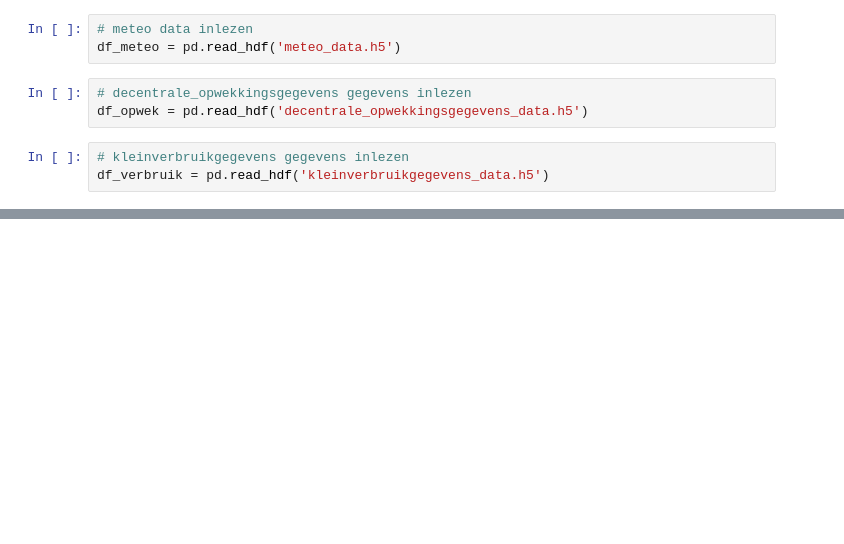
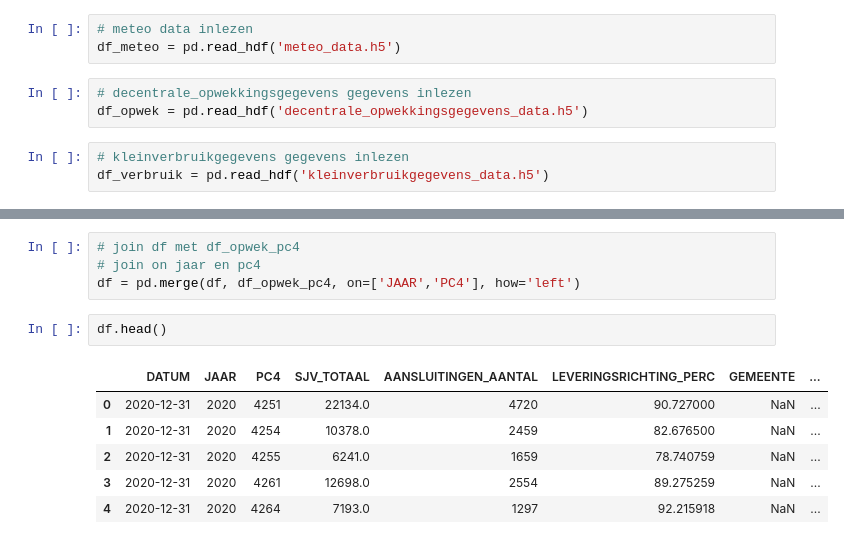
Before and after one commit to processminery/jads_enexis, a Jupyter notebook: notebooks/master_dataframe.ipynb, the cells around one changed output, grey strips where cells are left out. Cells and saved outputs as stored; diff of their text form; blank space fills up the shorter version.

```diff
--- a/notebooks/master_dataframe.ipynb
+++ b/notebooks/master_dataframe.ipynb
@@ -184,0 +301,13 @@ memory usage: 11.2+ GB
+# %%
+# join df met df_opwek_pc4
+# join on jaar en pc4
+df = pd.merge(df, df_opwek_pc4, on=['JAAR','PC4'], how='left')
+# %%
+df.head()
+# %% [output]
+|  | DATUM | JAAR | PC4 | SJV_TOTAAL | AANSLUITINGEN_AANTAL | LEVERINGSRICHTING_PERC | GEMEENTE | ... |
+| 0 | 2020-12-31 | 2020 | 4251 | 22134.0 | 4720 | 90.727000 | NaN | ... |
+| 1 | 2020-12-31 | 2020 | 4254 | 10378.0 | 2459 | 82.676500 | NaN | ... |
+| 2 | 2020-12-31 | 2020 | 4255 | 6241.0 | 1659 | 78.740759 | NaN | ... |
+| 3 | 2020-12-31 | 2020 | 4261 | 12698.0 | 2554 | 89.275259 | NaN | ... |
+| 4 | 2020-12-31 | 2020 | 4264 | 7193.0 | 1297 | 92.215918 | NaN | ... |
```
Also changed, not shown: parts of 60 cells of this notebook, 6 other files.
